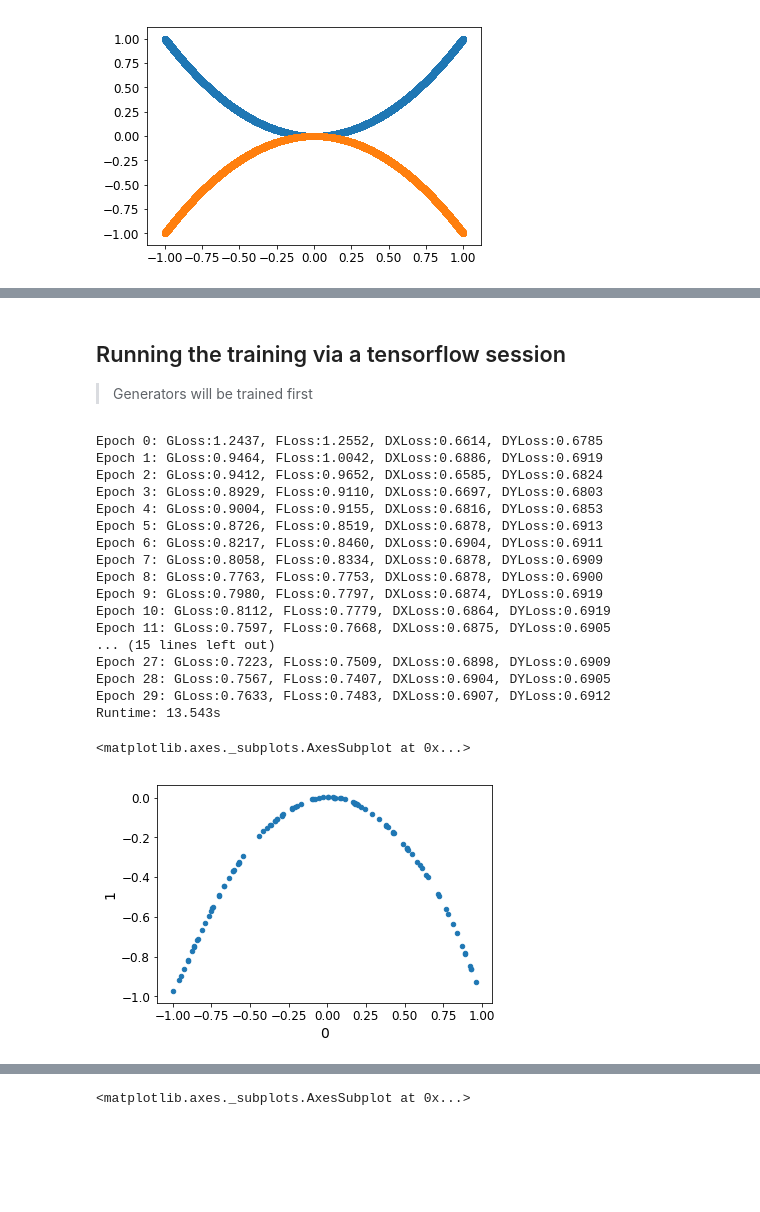
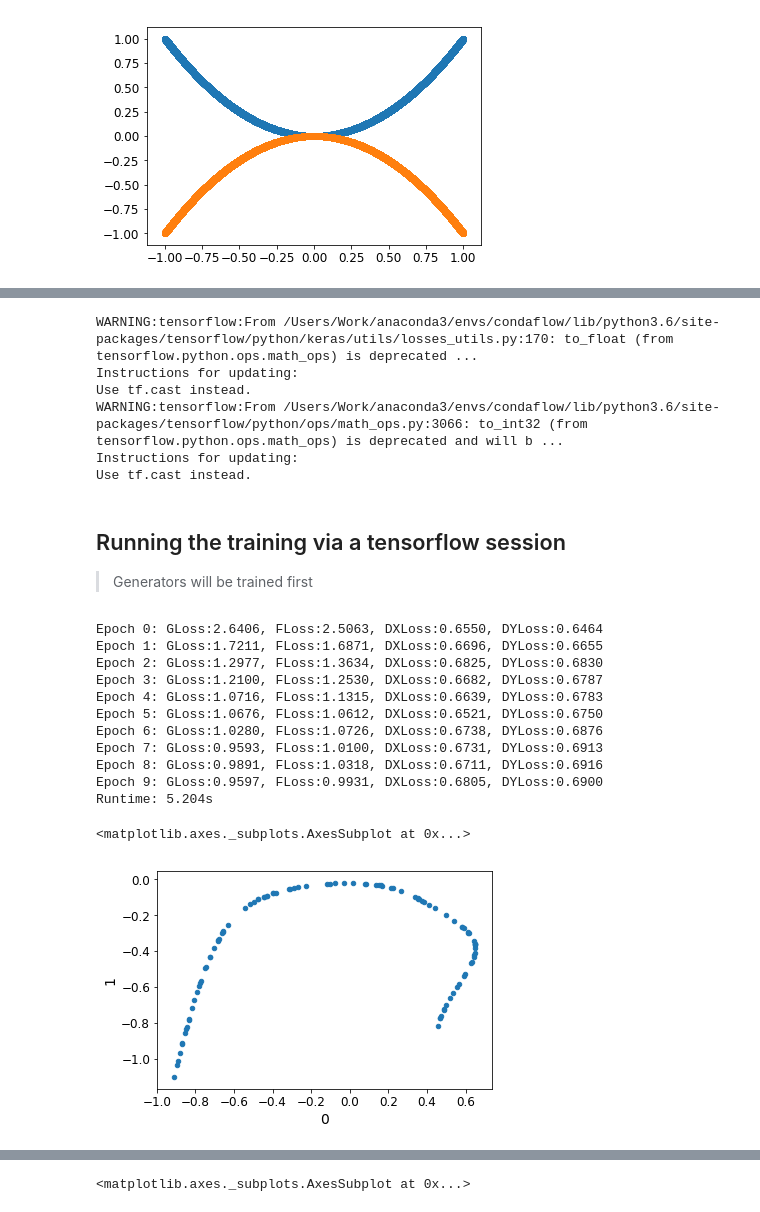
Before and after one commit to ahsanMah/roboGAN, a Jupyter notebook: roboGAN.ipynb, the cells around one changed output, grey strips where cells are left out. Cells and saved outputs as stored; diff of their text form; code cells hidden in the pictures; blank space fills up the shorter version.

```diff
--- a/roboGAN.ipynb
+++ b/roboGAN.ipynb
@@ -90,14 +90,13 @@ sess = tf.Session()
 nDimX = X1.shape[1]
 nDimY = X2.shape[1]
 
-GAN = RoboGAN()
+GAN = RoboGAN(nDimX, nDimY)
 
-# Generating forward GAN = G: X -> Y
-X = tf.placeholder(tf.float32, shape=(None,nDimX), name = "X")
-G = GAN.generator(name="G")
-D_Y = GAN.discriminator(name="D_Y")
+G = GAN.G
+D_Y = GAN.D_Y
+F = GAN.F
+D_X = GAN.D_X
 
-# Generating backward GAN = F: Y -> X
-Y = tf.placeholder(tf.float32, shape=(None, nDimY), name="Y")
-F = GAN.generator(name="F")
-D_X = GAN.discriminator(name="D_X")
+# Getting placeholders
+X = GAN.X
+Y = GAN.Y
@@ -165,3 +107,19 @@ summary_op = tf.summary.merge_all()
+# %%
+from train import train_step
+
+losses, gradients, trainers, summary_op = train_step(GAN)
+# %% [output]
+WARNING:tensorflow:From /Users/Work/anaconda3/envs/condaflow/lib/python3.6/site-packages/tensorflow/python/keras/utils/losses_utils.py:170: to_float (from tensorflow.python.ops.math_ops) is deprecated ...
+Instructions for updating:
+Use tf.cast instead.
+WARNING:tensorflow:From /Users/Work/anaconda3/envs/condaflow/lib/python3.6/site-packages/tensorflow/python/ops/math_ops.py:3066: to_int32 (from tensorflow.python.ops.math_ops) is deprecated and will b ...
+Instructions for updating:
+Use tf.cast instead.
+# %%
+# Unpacking losses and gradients from training step output
+G_loss, F_loss, D_Y_loss, D_X_loss = losses
+G_gradients, F_gradients, D_Y_gradients, D_X_gradients = gradients
+train_G, train_F, train_D_Y, train_D_X = trainers
 # %% [markdown]
 ## Running the training via a tensorflow session
 > Generators will be trained first
@@ -179,7 +137,7 @@ start_time = time.time()
 batch_size = 100
 n_batches = nSamples / batch_size
 
-for epoch in range(30):
+for epoch in range(10):
     for batch_index, batch in enumerate(shuffle_batch(train_data, batch_size)):
         X_batch = batch[:,:nDimX]
         Y_batch = batch[:,nDimX:]
@@ -203,32 +161,24 @@ for epoch in range(30):
 print("Runtime: {:.3f}s".format(time.time()-start_time))
 train_writer.close()
 # %% [output]
-Epoch 0: GLoss:1.2437, FLoss:1.2552, DXLoss:0.6614, DYLoss:0.6785
-Epoch 1: GLoss:0.9464, FLoss:1.0042, DXLoss:0.6886, DYLoss:0.6919
-Epoch 2: GLoss:0.9412, FLoss:0.9652, DXLoss:0.6585, DYLoss:0.6824
-Epoch 3: GLoss:0.8929, FLoss:0.9110, DXLoss:0.6697, DYLoss:0.6803
-Epoch 4: GLoss:0.9004, FLoss:0.9155, DXLoss:0.6816, DYLoss:0.6853
-Epoch 5: GLoss:0.8726, FLoss:0.8519, DXLoss:0.6878, DYLoss:0.6913
-Epoch 6: GLoss:0.8217, FLoss:0.8460, DXLoss:0.6904, DYLoss:0.6911
-Epoch 7: GLoss:0.8058, FLoss:0.8334, DXLoss:0.6878, DYLoss:0.6909
-Epoch 8: GLoss:0.7763, FLoss:0.7753, DXLoss:0.6878, DYLoss:0.6900
-Epoch 9: GLoss:0.7980, FLoss:0.7797, DXLoss:0.6874, DYLoss:0.6919
-Epoch 10: GLoss:0.8112, FLoss:0.7779, DXLoss:0.6864, DYLoss:0.6919
-Epoch 11: GLoss:0.7597, FLoss:0.7668, DXLoss:0.6875, DYLoss:0.6905
-... (15 lines left out)
-Epoch 27: GLoss:0.7223, FLoss:0.7509, DXLoss:0.6898, DYLoss:0.6909
-Epoch 28: GLoss:0.7567, FLoss:0.7407, DXLoss:0.6904, DYLoss:0.6905
-Epoch 29: GLoss:0.7633, FLoss:0.7483, DXLoss:0.6907, DYLoss:0.6912
-Runtime: 13.543s
+Epoch 0: GLoss:2.6406, FLoss:2.5063, DXLoss:0.6550, DYLoss:0.6464
+Epoch 1: GLoss:1.7211, FLoss:1.6871, DXLoss:0.6696, DYLoss:0.6655
+Epoch 2: GLoss:1.2977, FLoss:1.3634, DXLoss:0.6825, DYLoss:0.6830
+Epoch 3: GLoss:1.2100, FLoss:1.2530, DXLoss:0.6682, DYLoss:0.6787
+Epoch 4: GLoss:1.0716, FLoss:1.1315, DXLoss:0.6639, DYLoss:0.6783
+Epoch 5: GLoss:1.0676, FLoss:1.0612, DXLoss:0.6521, DYLoss:0.6750
+Epoch 6: GLoss:1.0280, FLoss:1.0726, DXLoss:0.6738, DYLoss:0.6876
+Epoch 7: GLoss:0.9593, FLoss:1.0100, DXLoss:0.6731, DYLoss:0.6913
+Epoch 8: GLoss:0.9891, FLoss:1.0318, DXLoss:0.6711, DYLoss:0.6916
+Epoch 9: GLoss:0.9597, FLoss:0.9931, DXLoss:0.6805, DYLoss:0.6900
+Runtime: 5.204s
 # %%
-
-
-a=sess.run([fake_Y], feed_dict={X:X1[:100]})
+a=sess.run([G(X)], feed_dict={X: X1[:100]})
 temp=pd.DataFrame(a[0])
 temp.plot.scatter(x=0, y=1)
 # %% [output]
 <matplotlib.axes._subplots.AxesSubplot at 0x...>
-[figure, old version]
+[figure, new version]
 # %%
 b=sess.run([fake_X], feed_dict={Y:X2[:100]})
 temp2=pd.DataFrame(b[0])
```
Also changed, not shown: parts of 8 cells of this notebook.
